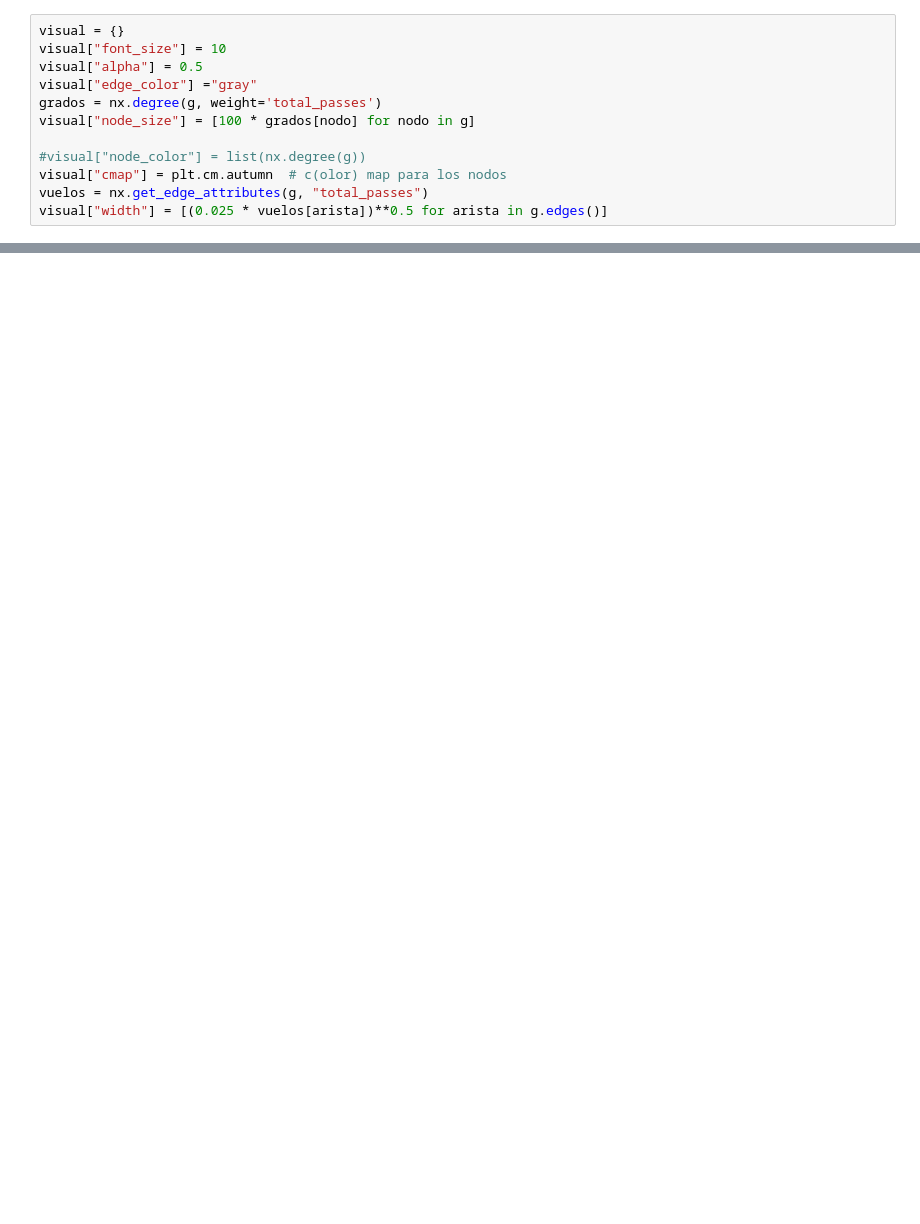
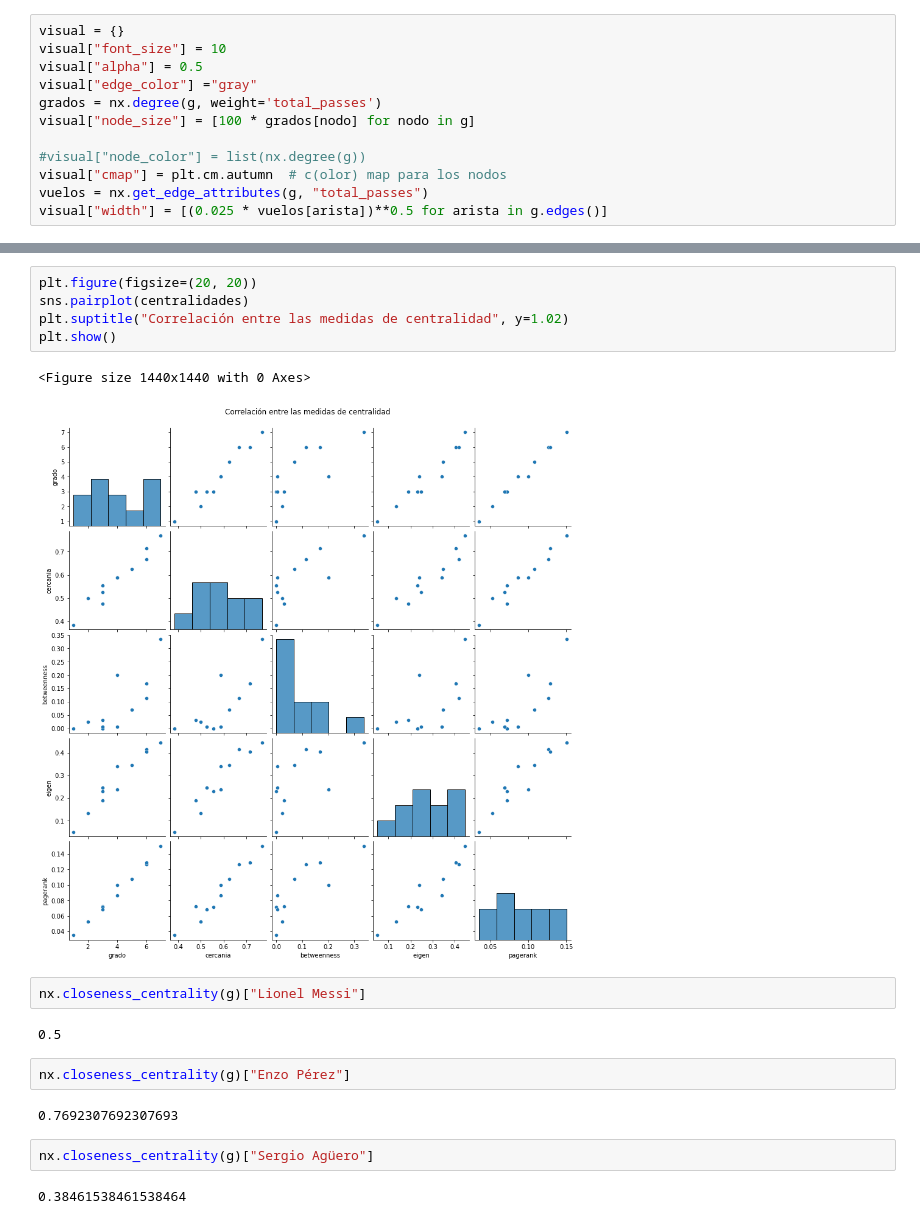
Before and after one commit to Bati-bot/TP-grafos, a Jupyter notebook: TP/passing_networks.ipynb, the cells around one changed output, grey strips where cells are left out. Saved outputs shown, nothing was run; the diff lists cells and outputs as text; blank space fills up the shorter version.

```diff
--- a/TP/passing_networks.ipynb
+++ b/TP/passing_networks.ipynb
@@ -289,0 +304,20 @@ nx.draw_networkx(g, **visual)
+# %%
+plt.figure(figsize=(20, 20))
+sns.pairplot(centralidades)
+plt.suptitle("Correlación entre las medidas de centralidad", y=1.02)
+plt.show()
+# %% [output]
+<Figure size 1440x1440 with 0 Axes>
+[figure, added]
+# %%
+nx.closeness_centrality(g)["Lionel Messi"]
+# %% [output]
+0.5
+# %%
+nx.closeness_centrality(g)["Enzo Pérez"]
+# %% [output]
+0.7692307692307693
+# %%
+nx.closeness_centrality(g)["Sergio Agüero"]
+# %% [output]
+0.38461538461538464
```
Also changed, not shown: parts of 16 cells of this notebook.
